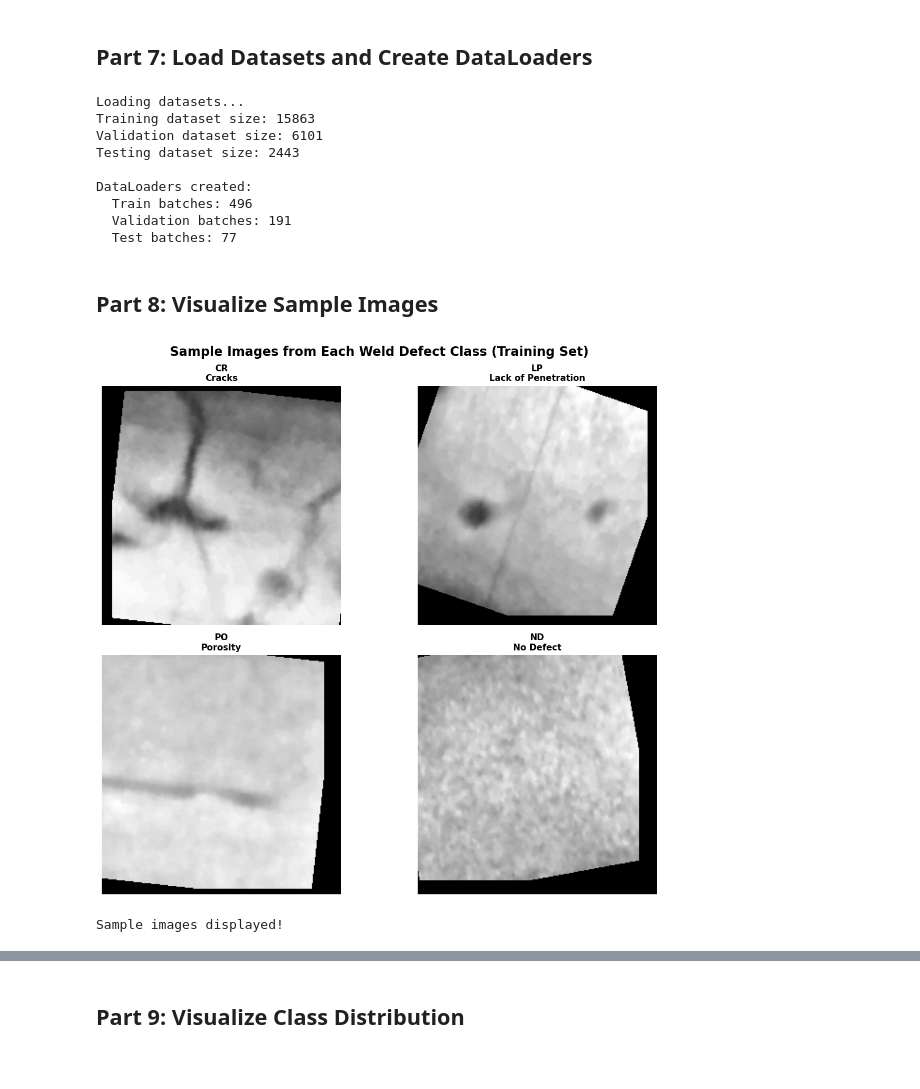
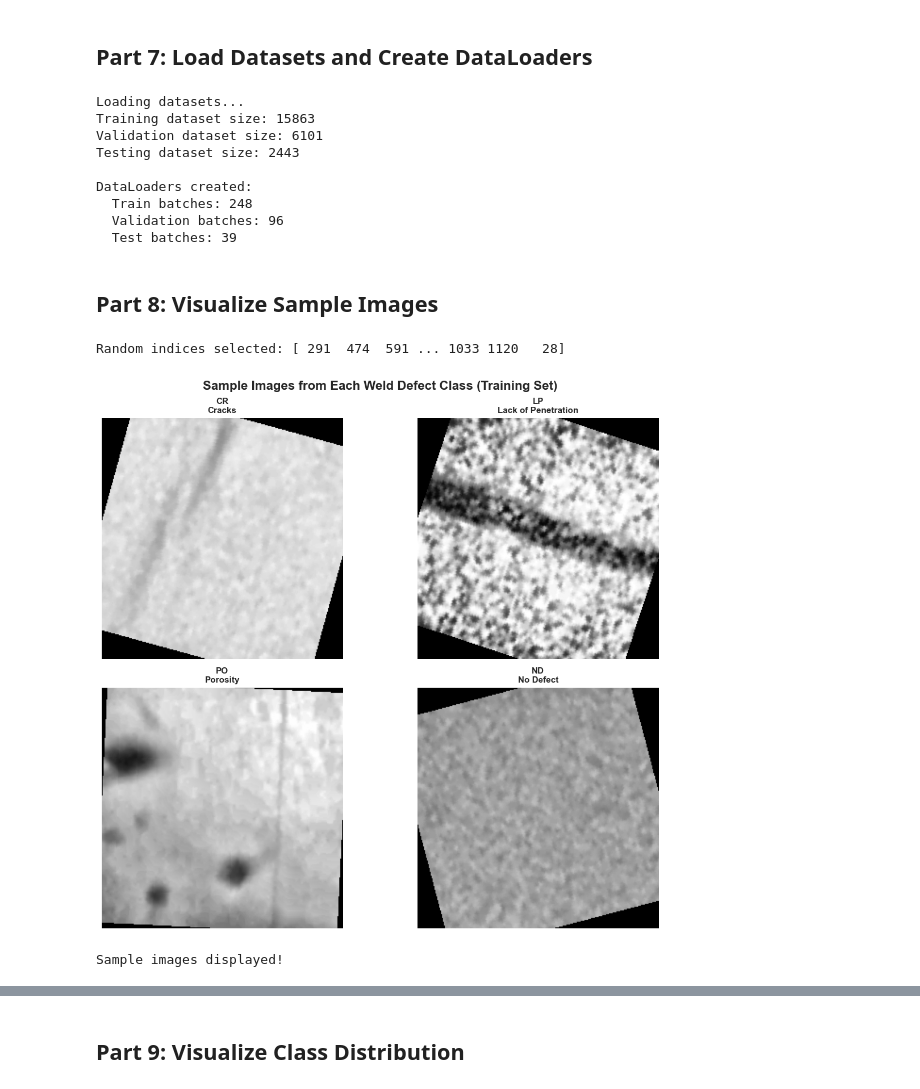
Before and after one commit to EhasanPial/Welding-Image_Processing-RIAWELC, a Jupyter notebook: RIAWELC_PyTorch_Notebook.ipynb, the cells around one changed output, grey strips where cells are left out. Saved outputs shown, nothing was run; the diff lists cells and outputs as text; code cells hidden in the pictures.

```diff
--- a/RIAWELC_PyTorch_Notebook.ipynb
+++ b/RIAWELC_PyTorch_Notebook.ipynb
@@ -94,14 +96,14 @@ CLASS_LABELS = {
 # Configuration
 CONFIG = {
     'image_size': 256,
-    'batch_size': 32,
+    'batch_size': 64,
     'learning_rate': 0.001,
-    'epochs': 50,
+    'epochs': 100,
     'num_classes': 4,
     'device': device,
-    'subset_size': None,          # Number of images per class to use
+    'subset_size': None ,          # Number of images per class to use
     'use_clahe': True,           # Enable CLAHE preprocessing (set False to disable)
-    'clahe_clip': 2.0,           # CLAHE clipLimit
+    'clahe_clip': 2.5,           # CLAHE clipLimit
     'clahe_tile': 8,              # CLAHE tileGridSize (single int -> square grid)
     'use_gaussian_blur': False,   # Enable Gaussian blur preprocessing (set False to disable)
     'gaussian_blur_kernel': 3,   # Gaussian blur kernel size (odd integer)
@@ -209,7 +211,12 @@ class RIAWELCDataset(Dataset):
     """
     Custom PyTorch Dataset for RIAWELC weld defect images
     """
-    def __init__(self, root_path, class_names, transform=None, subset_size=None):
+    def set_seed(self, seed):
+        np.random.seed(seed)
+        torch.manual_seed(seed)
+        torch.cuda.manual_seed_all(seed)
+
+    def __init__(self, root_path, class_names, transform=None, subset_size=None, seed=42):
         """
         Args:
             root_path: Path to training, validation or testing folder
@@ -224,7 +231,8 @@ class RIAWELCDataset(Dataset):
         self.images = []
         self.labels = []
         self.class_to_idx = {class_name: idx for idx, class_name in enumerate(class_names)}
-
+        self.seed = seed
+        self.set_seed(seed)
         # Load all images
         self._load_images()
 
@@ -272,7 +280,7 @@ class RIAWELCDataset(Dataset):
             image = np.uint8(np.clip(image, 0, 255))
 
         # Apply CLAHE if enabled (on grayscale image)
-        if CONFIG.get('use_clahe', False):
+        if CONFIG.get('use_clahe', True):
             clip = float(CONFIG.get('clahe_clip', 2.0))
             tile = int(CONFIG.get('clahe_tile', 8))
             clahe = cv2.createCLAHE(clipLimit=clip, tileGridSize=(tile, tile))
@@ -300,7 +308,6 @@ RIAWELCDataset class created successfully!
 train_transform = transforms.Compose([
     transforms.Resize((CONFIG['image_size'], CONFIG['image_size'])),
     transforms.RandomRotation(20),
-    transforms.RandomAffine(degrees=0, translate=(0.1, 0.1)),
     transforms.RandomHorizontalFlip(),
     transforms.RandomVerticalFlip(),
     transforms.ToTensor(),
@@ -320,14 +327,17 @@ Data transformations created!
 ## Part 7: Load Datasets and Create DataLoaders
 # %%
 # Load datasets with subset sampling
+
 print("Loading datasets...")
-
+seed = 42
 # Load training dataset
 train_dataset = RIAWELCDataset(
     TRAINING_PATH,
     CLASS_NAMES,
     transform=train_transform,
-    subset_size=CONFIG['subset_size']
+    subset_size=CONFIG['subset_size'],
+    seed=seed
+
 )
 
 # Load validation dataset
@@ -335,7 +345,8 @@ val_dataset = RIAWELCDataset(
     VALIDATION_PATH,
     CLASS_NAMES,
     transform=val_test_transform,
-    subset_size=CONFIG['subset_size']
+    subset_size=CONFIG['subset_size'],
+    seed=seed
 )
 
 # Load testing dataset
@@ -343,7 +354,8 @@ test_dataset = RIAWELCDataset(
     TESTING_PATH,
     CLASS_NAMES,
     transform=val_test_transform,
-    subset_size=CONFIG['subset_size']
+    subset_size=CONFIG['subset_size'],
+    seed=seed
 )
 
 print(f"Training dataset size: {len(train_dataset)}")
@@ -366,43 +378,49 @@ Validation dataset size: 6101
 Testing dataset size: 2443
 
 DataLoaders created:
-  Train batches: 496
-  Validation batches: 191
-  Test batches: 77
+  Train batches: 248
+  Validation batches: 96
+  Test batches: 39
 # %% [markdown]
 ## Part 8: Visualize Sample Images
 # %%
 # Display sample images from training set
 fig, axes = plt.subplots(2, 2, figsize=(12, 10))
 fig.suptitle('Sample Images from Each Weld Defect Class (Training Set)',
              fontsize=16, fontweight='bold')
 
 # Get one image per class
+random_indices = np.random.choice(len(train_dataset), size=len(train_dataset), replace=False)
+print(f"Random indices selected: {random_indices}")
 class_samples = {}
-for img, label in train_dataset:
+for idx in random_indices:
+    img, label = train_dataset[idx]
+    #print image shape
+    #print(f"Image shape: {img.shape}, Label: {label}")
     if label not in class_samples:
         class_samples[label] = img
     if len(class_samples) == CONFIG['num_classes']:
         break
 
 # Display
 for class_idx, ax in enumerate(axes.flat):
     if class_idx in class_samples:
         img = class_samples[class_idx]
         # Denormalize for display
         img_display = (img * 0.5 + 0.5).numpy()
         img_display = np.transpose(img_display, (1, 2, 0))
-        img_display = np.mean(img_display, axis=2)  # Convert to grayscale for display
+        # img_display = np.mean(img_display, axis=2)  # Convert to grayscale for display
 
         class_name = CLASS_NAMES[class_idx]
         ax.imshow(img_display, cmap='gray')
         ax.set_title(f"{class_name}\n{CLASS_LABELS[class_name]}", fontweight='bold', fontsize=11)
     ax.axis('off')
 
 plt.tight_layout()
 plt.show()
 print("Sample images displayed!")
 # %% [output]
+Random indices selected: [ 291  474  591 ... 1033 1120   28]
-[figure, old version]
+[figure, new version]
-Sample images displayed!
+Sample images displayed!
 # %%
```
Also changed, not shown: parts of 26 cells of this notebook.
